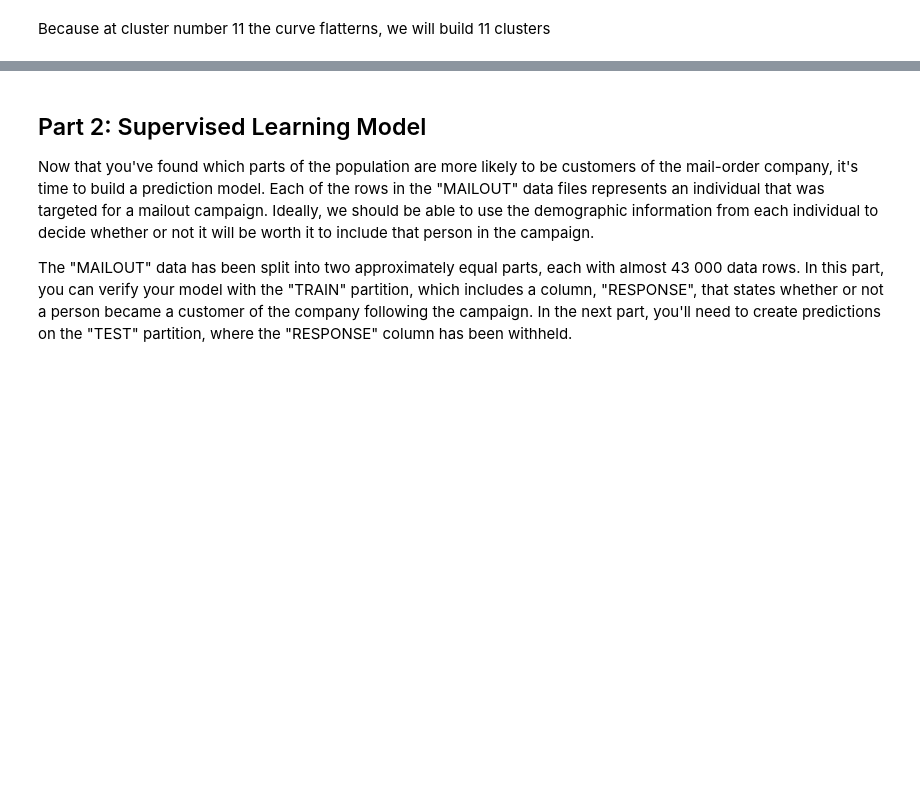
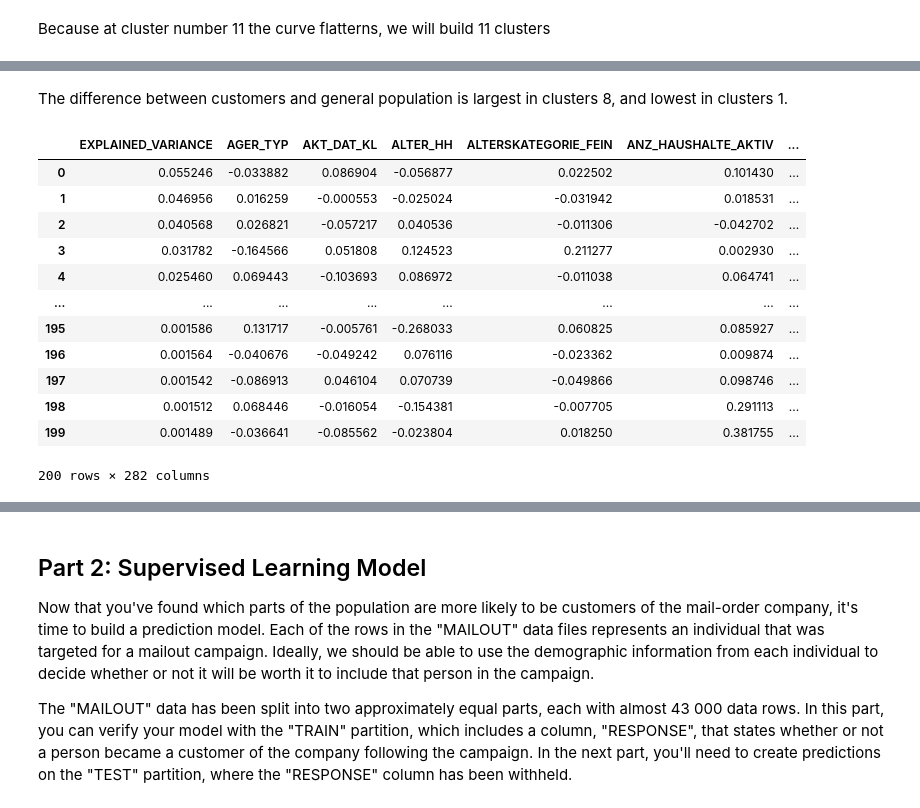
Before and after one commit to fabieck/Capstone-Projekt-Arvato-Bertelsmann, a Jupyter notebook: Arvato Project Workbook.ipynb, the cells around one changed output, grey strips where cells are left out. Saved outputs shown, nothing was run; the diff lists cells and outputs as text; code cells hidden in the pictures; blank space fills up the shorter version.

```diff
--- a/Arvato Project Workbook.ipynb
+++ b/Arvato Project Workbook.ipynb
@@ -386,8 +398,8 @@ Imputing nan values with mode
 shape after imputing the values (750582, 282)
 Shape after normalising (750582, 282)
 # %%
-azdias_clean.to_pickle("./azdias_clean.pkl")
-#azdias_clean = pd.read_pickle("./azdias_clean.pkl")
+#azdias_clean.to_pickle("./azdias_clean.pkl")
+azdias_clean = pd.read_pickle("./azdias_clean.pkl")
 # %%
 customers_clean = clean_data(customers)
 #customers_clean = customers_clean.drop(['CUSTOMER_GROUP', 'ONLINE_PURCHASE', 'PRODUCT_GROUP'], inplace=False, axis=1)
@@ -468,0 +542,23 @@ customers_prediction = kmeans_model.predict(customers_pca)
+# %% [markdown]
+The difference between customers and general population is largest in clusters 8, and lowest in clusters 1.
+# %%
+azdias_pca_ = pca.fit(azdias_clean)
+explained_variance_ratio = pd.DataFrame(azdias_pca_.explained_variance_ratio_,columns = ['EXPLAINED_VARIANCE'])
+# %%
+weights_azdias = pd.DataFrame(azdias_pca_.components_, columns = azdias_clean.columns.values)
+final_result = pd.concat([explained_variance_ratio, weights_azdias], axis = 1)
+final_result
+# %% [output]
+|  | EXPLAINED_VARIANCE | AGER_TYP | AKT_DAT_KL | ALTER_HH | ALTERSKATEGORIE_FEIN | ANZ_HAUSHALTE_AKTIV | ... |
+| 0 | 0.055246 | -0.033882 | 0.086904 | -0.056877 | 0.022502 | 0.101430 | ... |
+| 1 | 0.046956 | 0.016259 | -0.000553 | -0.025024 | -0.031942 | 0.018531 | ... |
+| 2 | 0.040568 | 0.026821 | -0.057217 | 0.040536 | -0.011306 | -0.042702 | ... |
+| 3 | 0.031782 | -0.164566 | 0.051808 | 0.124523 | 0.211277 | 0.002930 | ... |
+| 4 | 0.025460 | 0.069443 | -0.103693 | 0.086972 | -0.011038 | 0.064741 | ... |
+| ... | ... | ... | ... | ... | ... | ... | ... |
+| 195 | 0.001586 | 0.131717 | -0.005761 | -0.268033 | 0.060825 | 0.085927 | ... |
+| 196 | 0.001564 | -0.040676 | -0.049242 | 0.076116 | -0.023362 | 0.009874 | ... |
+| 197 | 0.001542 | -0.086913 | 0.046104 | 0.070739 | -0.049866 | 0.098746 | ... |
+| 198 | 0.001512 | 0.068446 | -0.016054 | -0.154381 | -0.007705 | 0.291113 | ... |
+| 199 | 0.001489 | -0.036641 | -0.085562 | -0.023804 | 0.018250 | 0.381755 | ... |
+200 rows × 282 columns
```
Also changed, not shown: parts of 15 cells of this notebook.
